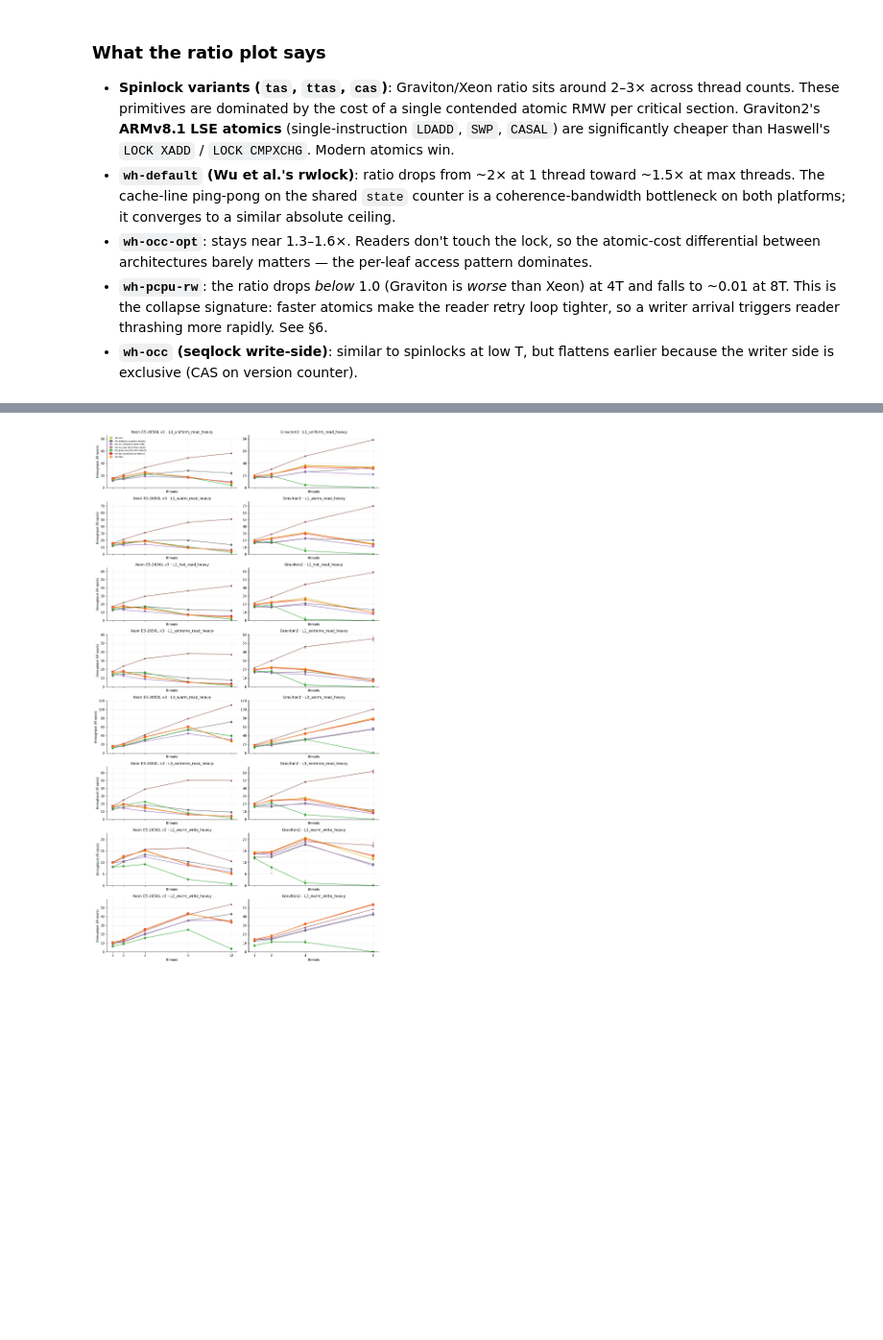
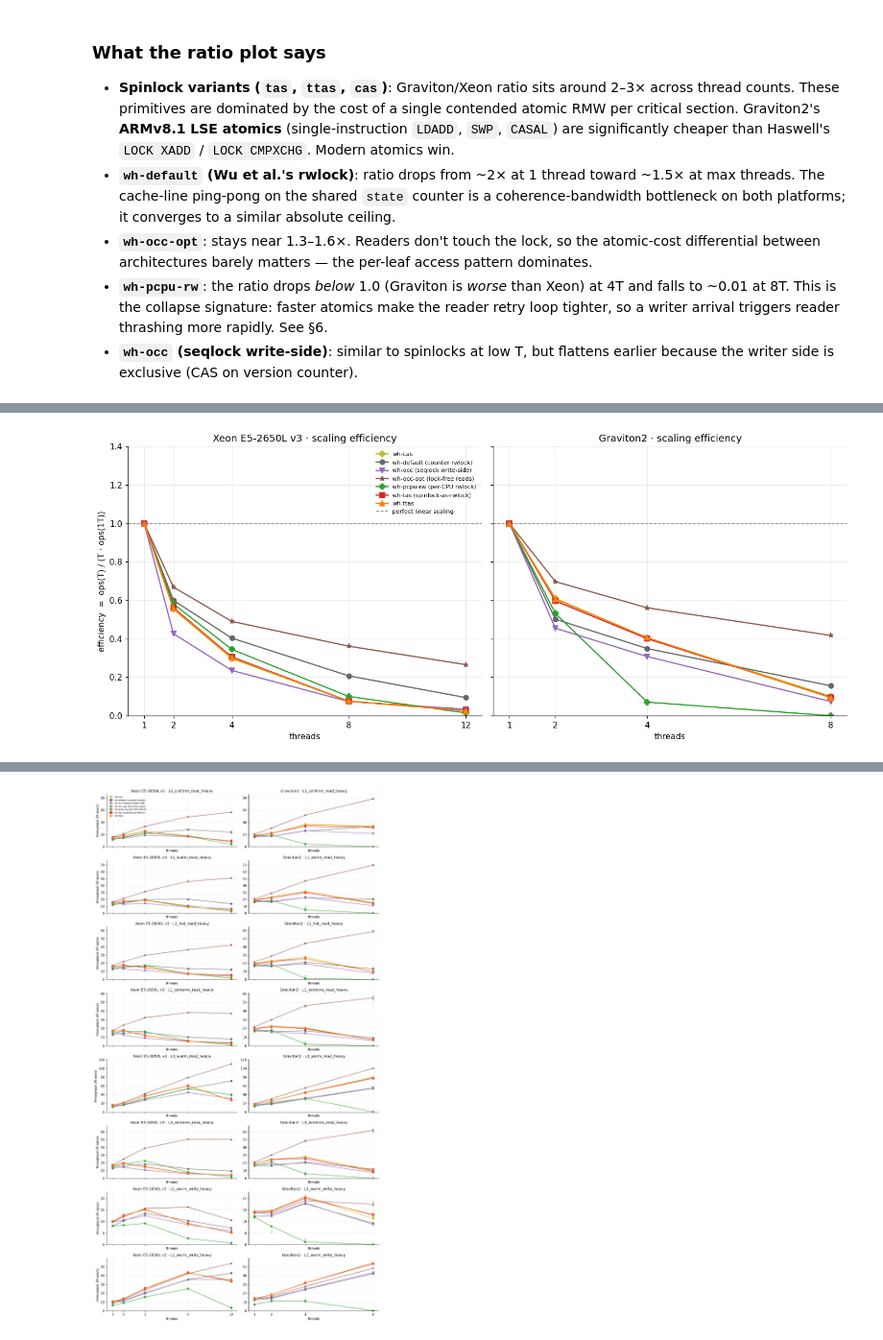
Before and after one commit to apana03/lockbench, a Jupyter notebook: scripts/lockbench_analysis.ipynb, the cells around one changed output, grey strips where cells are left out. Shown at 96% size. Drawn from its saved outputs; the diff is of its cells as text; code cells hidden in the pictures; blank space fills up the shorter version.

```diff
--- a/scripts/lockbench_analysis.ipynb
+++ b/scripts/lockbench_analysis.ipynb
@@ -291,0 +385,25 @@ plt.tight_layout(); plt.show()
+# %%
+fig, axes = plt.subplots(1, 2, figsize=(13, 5.5), sharey=True)
+for ax, arch in zip(axes, ('x86_64', 'aarch64')):
+    sub_a = agg[(agg.bench == 'wh') & (agg.arch == arch) &
+                (agg.cache_regime == 'L1') & (agg.skew_tier == 'warm') &
+                (agg.mix == 'read_heavy')]
+    for lk in sorted(sub_a.lock.unique()):
+        s = sub_a[sub_a.lock == lk].sort_values('threads')
+        if s.empty: continue
+        base = s[s.threads == 1]['ops_s_median']
+        if base.empty or float(base.iloc[0]) == 0: continue
+        base_val = float(base.iloc[0])
+        eff = s['ops_s_median'] / (s['threads'] * base_val)
+        style = LOCK_STYLE.get(lk, dict(color='black', marker='.', label=lk))
+        ax.plot(s['threads'], eff, '-', color=style['color'], marker=style['marker'],
+                label=style['label'], lw=1.5, ms=6)
+    ax.axhline(1.0, color='gray', linestyle='--', lw=1, label='perfect linear scaling')
+    ax.set_xlabel('threads'); ax.set_xticks(sorted(sub_a.threads.unique()))
+    ax.set_ylim(0, 1.4)
+    ax.set_title(f'{ARCH_LABEL[arch]} · scaling efficiency')
+axes[0].set_ylabel('efficiency  =  ops(T) / (T · ops(1T))')
+axes[0].legend(loc='upper right', fontsize=7)
+plt.tight_layout(); plt.show()
+# %% [output]
+[figure, added]
```
Also changed, not shown: parts of 19 cells of this notebook, 1 other file.
